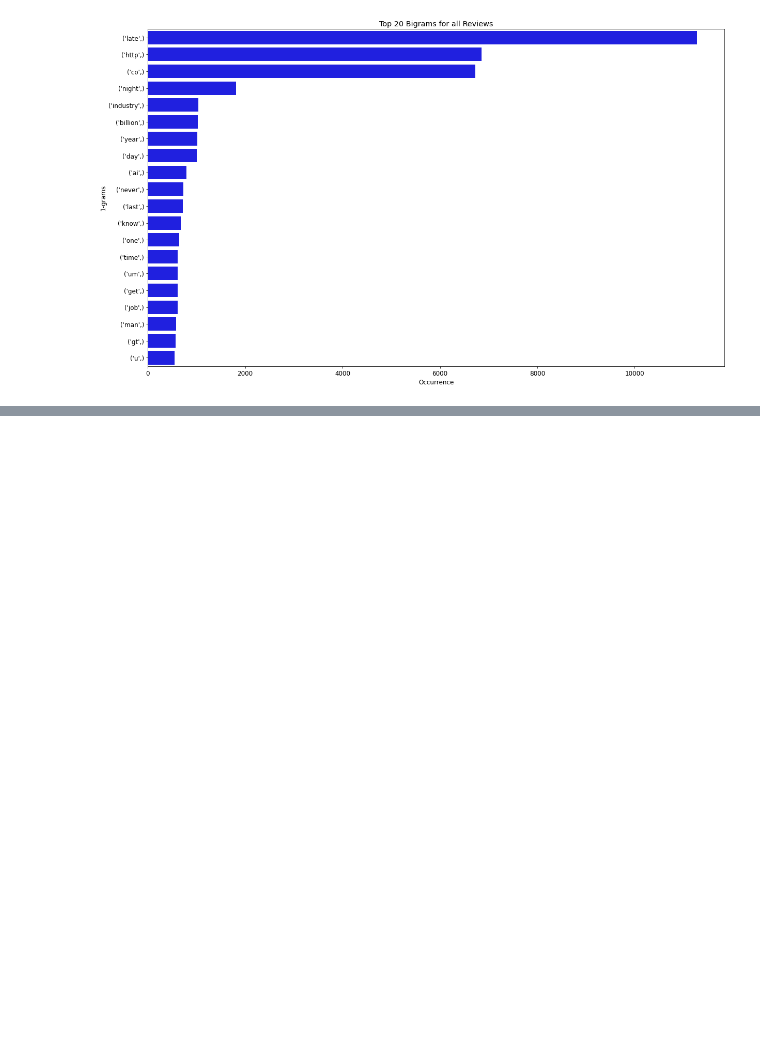
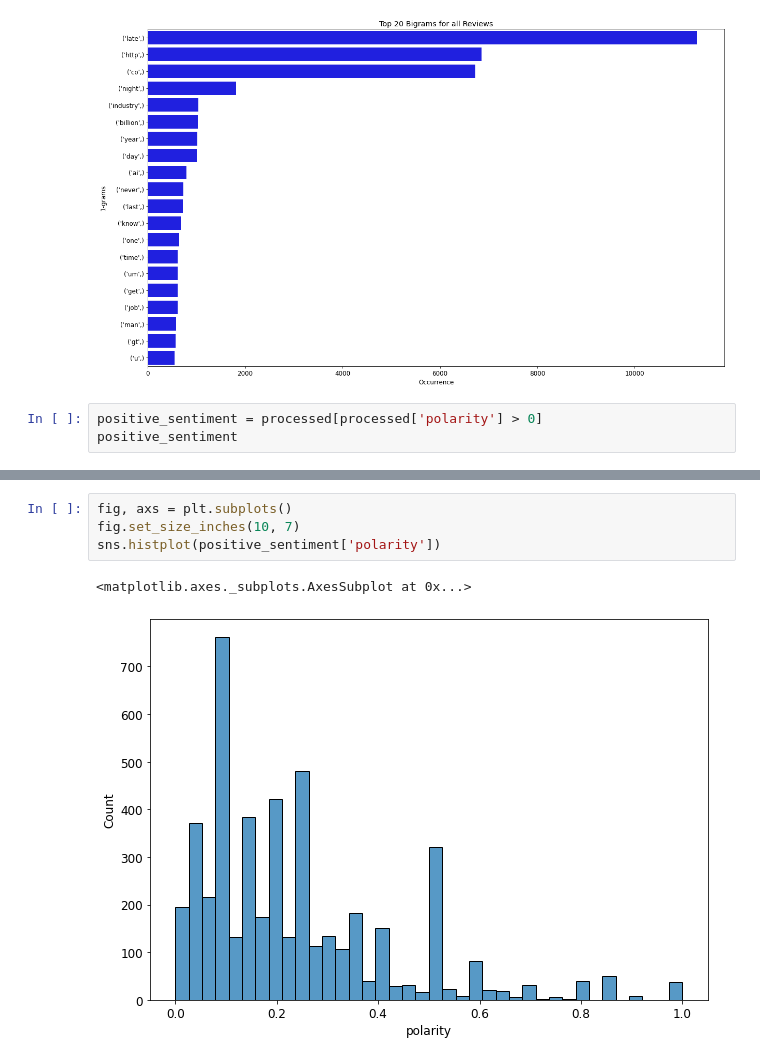
Before and after one commit to arjunbahuguna/ai4ux, a Jupyter notebook: AI4UX.ipynb, the cells around one changed output, grey strips where cells are left out. Saved outputs shown, nothing was run; the diff lists cells and outputs as text; blank space fills up the shorter version.

```diff
--- a/AI4UX.ipynb
+++ b/AI4UX.ipynb
@@ -224,3 +194,6 @@ corpus = create_corpus(processed['text'])
 create_n_grams(processed['text'], 1)
 # %% [output]
 [figure]
+# %%
+positive_sentiment = processed[processed['polarity'] > 0]
+positive_sentiment
@@ -226,0 +248,7 @@ create_n_grams(processed['text'], 1)
+# %%
+fig, axs = plt.subplots()
+fig.set_size_inches(10, 7)
+sns.histplot(positive_sentiment['polarity'])
+# %% [output]
+<matplotlib.axes._subplots.AxesSubplot at 0x...>
+[figure, added]
```
Also changed, not shown: parts of 8 cells of this notebook, 4 other files.
